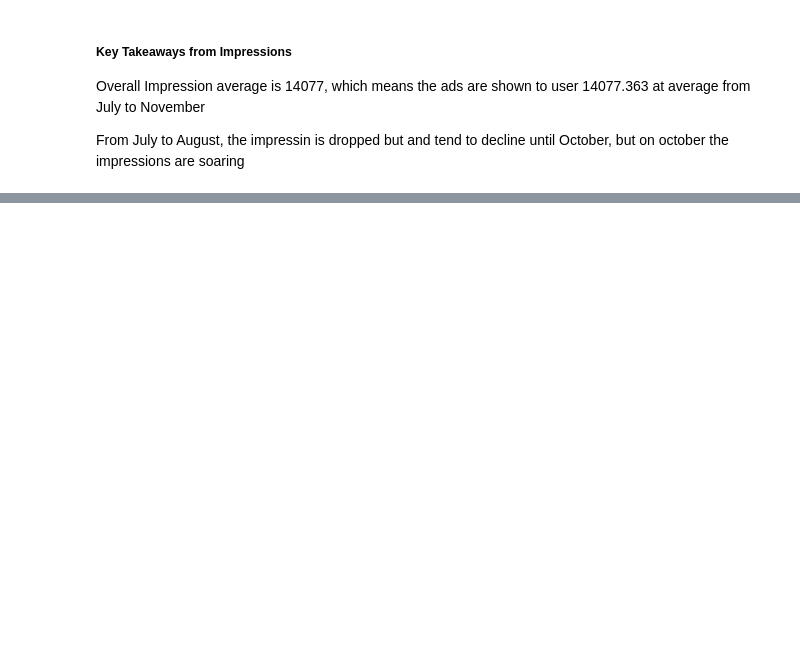
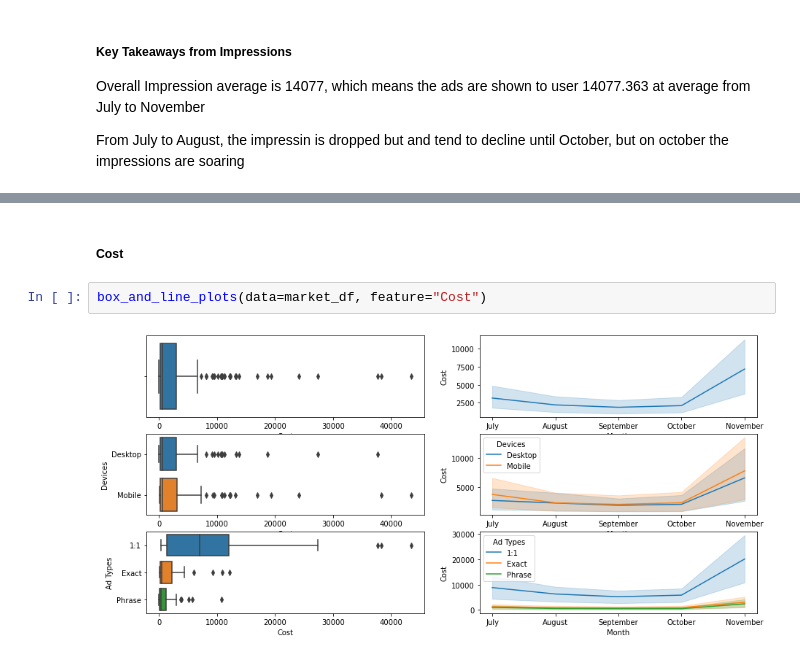
Before and after one commit to aifakhri/marketing-analytics-case, a Jupyter notebook: marketingAnalysis.ipynb, the cells around one changed output, grey strips where cells are left out. Saved outputs shown, nothing was run; the diff lists cells and outputs as text; blank space fills up the shorter version.

```diff
--- a/marketingAnalysis.ipynb
+++ b/marketingAnalysis.ipynb
@@ -179,0 +216,6 @@ plt.show()
+# %% [markdown]
+##### Cost
+# %%
+box_and_line_plots(data=market_df, feature="Cost")
+# %% [output]
+[figure, added]
```
Also changed, not shown: parts of 31 cells of this notebook.
